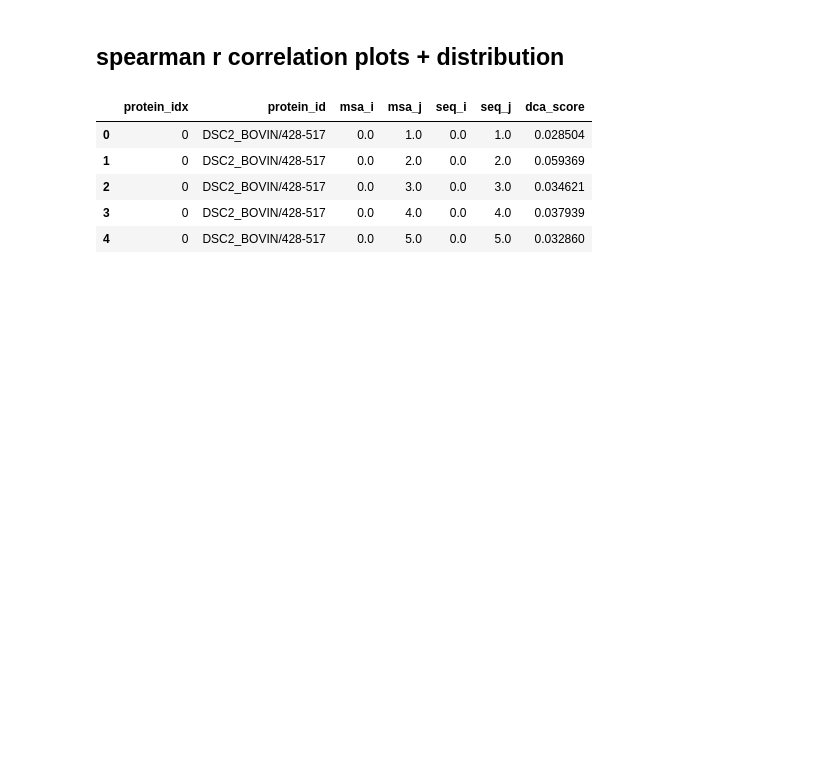
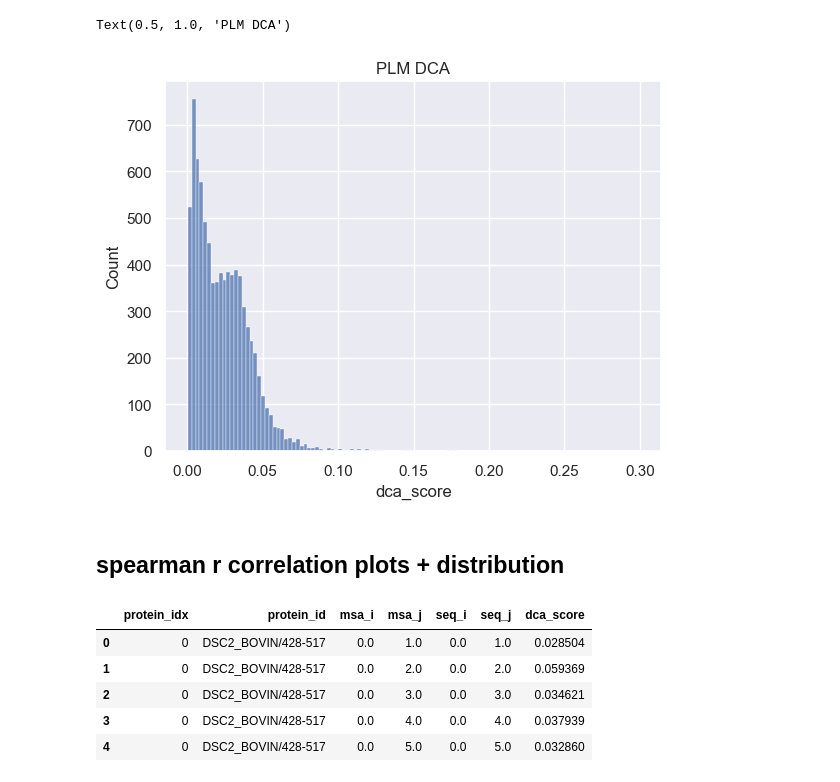
Before and after one commit to Vincent-La/cmsc702-protein-lm, a Jupyter notebook: notebooks/spearman_r_distributions.ipynb, the cells around one changed output. Drawn from its saved outputs; the diff is of its cells as text; code cells hidden in the pictures; blank space fills up the shorter version.

Commit message:
dca distributions + change plot themes

```diff
--- a/notebooks/spearman_r_distributions.ipynb
+++ b/notebooks/spearman_r_distributions.ipynb
@@ -7,0 +10,9 @@ import seaborn as sns
+# %%
+sns.set_theme()
+# %%
+col_names = ['msa_i', 'msa_j', 'dca_score']
+df_mfdca = pd.read_csv('../data/cadherin/PF00028_mfdca.csv', header = None)
+df_mfdca.columns = col_names
+
+df_plmdca = pd.read_csv('../data/cadherin/PF00028_plmdca.csv', header = None)
+df_plmdca.columns = col_names
@@ -8,3 +37,9 @@ import seaborn as sns
+# %%
+sns.histplot(df_plmdca, x = 'dca_score')
+plt.title('PLM DCA')
+# %% [output]
+Text(0.5, 1.0, 'PLM DCA')
+[figure, added]
 # %% [markdown]
 ## spearman r correlation plots + distribution
 # %%
```
Also changed, not shown: parts of 3 cells of this notebook.
